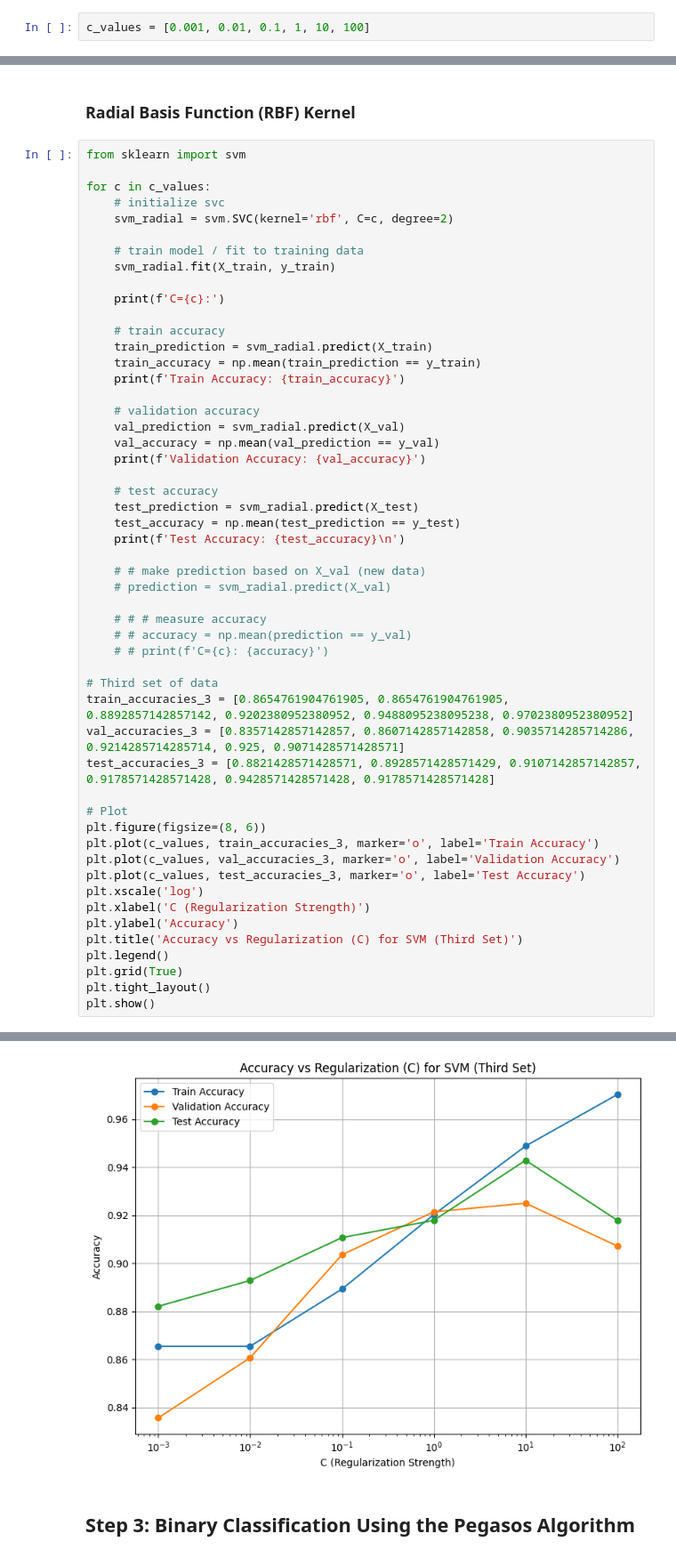
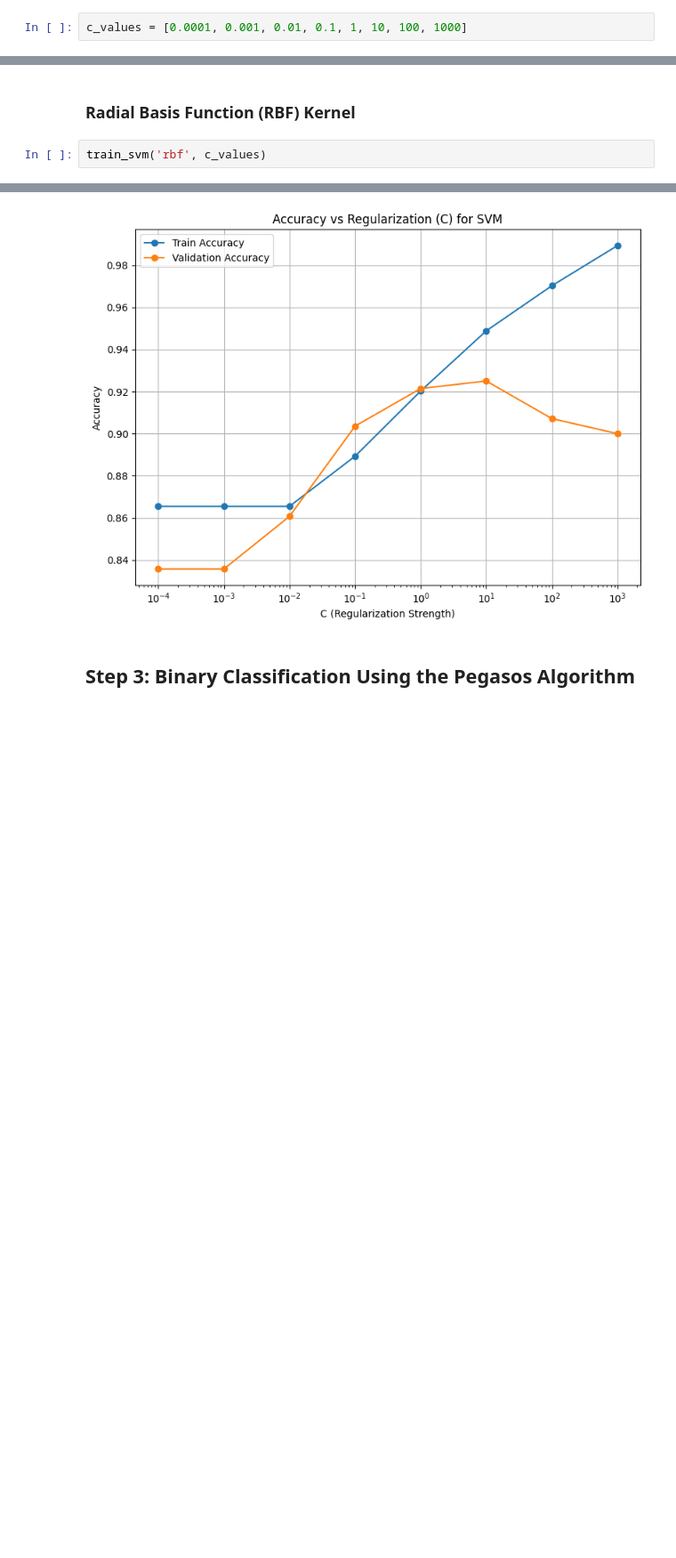
Before and after one commit to cjin0711/final-project, a Jupyter notebook: models/SVM.ipynb, the cells around one changed output, grey strips where cells are left out. Shown at 89% size. Cells and saved outputs as stored; diff of their text form; blank space fills up the shorter version.

```diff
--- a/models/SVM.ipynb
+++ b/models/SVM.ipynb
@@ -129,5 +214,5 @@ Regularization Values (C)
 # %%
-c_values = [0.001, 0.01, 0.1, 1, 10, 100]
+c_values = [0.0001, 0.001, 0.01, 0.1, 1, 10, 100, 1000]
 # %% [markdown]
 ### Linear Kernel
 # %%
@@ -269,55 +413,5 @@ Test Accuracy: 0.9107142857142857
 # %% [markdown]
 ### Radial Basis Function (RBF) Kernel
 # %%
-from sklearn import svm
-
-for c in c_values:
-    # initialize svc
-    svm_radial = svm.SVC(kernel='rbf', C=c, degree=2)
-
-    # train model / fit to training data
-    svm_radial.fit(X_train, y_train)
-
-    print(f'C={c}:')
-
-    # train accuracy
-    train_prediction = svm_radial.predict(X_train)
-    train_accuracy = np.mean(train_prediction == y_train)
-    print(f'Train Accuracy: {train_accuracy}')
-
-    # validation accuracy
-    val_prediction = svm_radial.predict(X_val)
-    val_accuracy = np.mean(val_prediction == y_val)
-    print(f'Validation Accuracy: {val_accuracy}')
-
-    # test accuracy
-    test_prediction = svm_radial.predict(X_test)
-    test_accuracy = np.mean(test_prediction == y_test)
-    print(f'Test Accuracy: {test_accuracy}\n')
-
-    # # make prediction based on X_val (new data)
-    # prediction = svm_radial.predict(X_val)
-
-    # # # measure accuracy
-    # # accuracy = np.mean(prediction == y_val)
-    # # print(f'C={c}: {accuracy}')
-
-# Third set of data
-train_accuracies_3 = [0.8654761904761905, 0.8654761904761905, 0.8892857142857142, 0.9202380952380952, 0.9488095238095238, 0.9702380952380952]
-val_accuracies_3 = [0.8357142857142857, 0.8607142857142858, 0.9035714285714286, 0.9214285714285714, 0.925, 0.9071428571428571]
-test_accuracies_3 = [0.8821428571428571, 0.8928571428571429, 0.9107142857142857, 0.9178571428571428, 0.9428571428571428, 0.9178571428571428]
-
-# Plot
-plt.figure(figsize=(8, 6))
-plt.plot(c_values, train_accuracies_3, marker='o', label='Train Accuracy')
-plt.plot(c_values, val_accuracies_3, marker='o', label='Validation Accuracy')
-plt.plot(c_values, test_accuracies_3, marker='o', label='Test Accuracy')
-plt.xscale('log')
-plt.xlabel('C (Regularization Strength)')
-plt.ylabel('Accuracy')
-plt.title('Accuracy vs Regularization (C) for SVM (Third Set)')
-plt.legend()
-plt.grid(True)
-plt.tight_layout()
-plt.show()
+train_svm('rbf', c_values)
 # %% [output]
@@ -341,4 +438,4 @@ Test Accuracy: 0.9178571428571428
-[figure, old version]
+[figure, new version]
 # %% [markdown]
 ## Step 3: Binary Classification Using the Pegasos Algorithm
 # %% [markdown]
```
Also changed, not shown: parts of 12 cells of this notebook, 2 other files.
